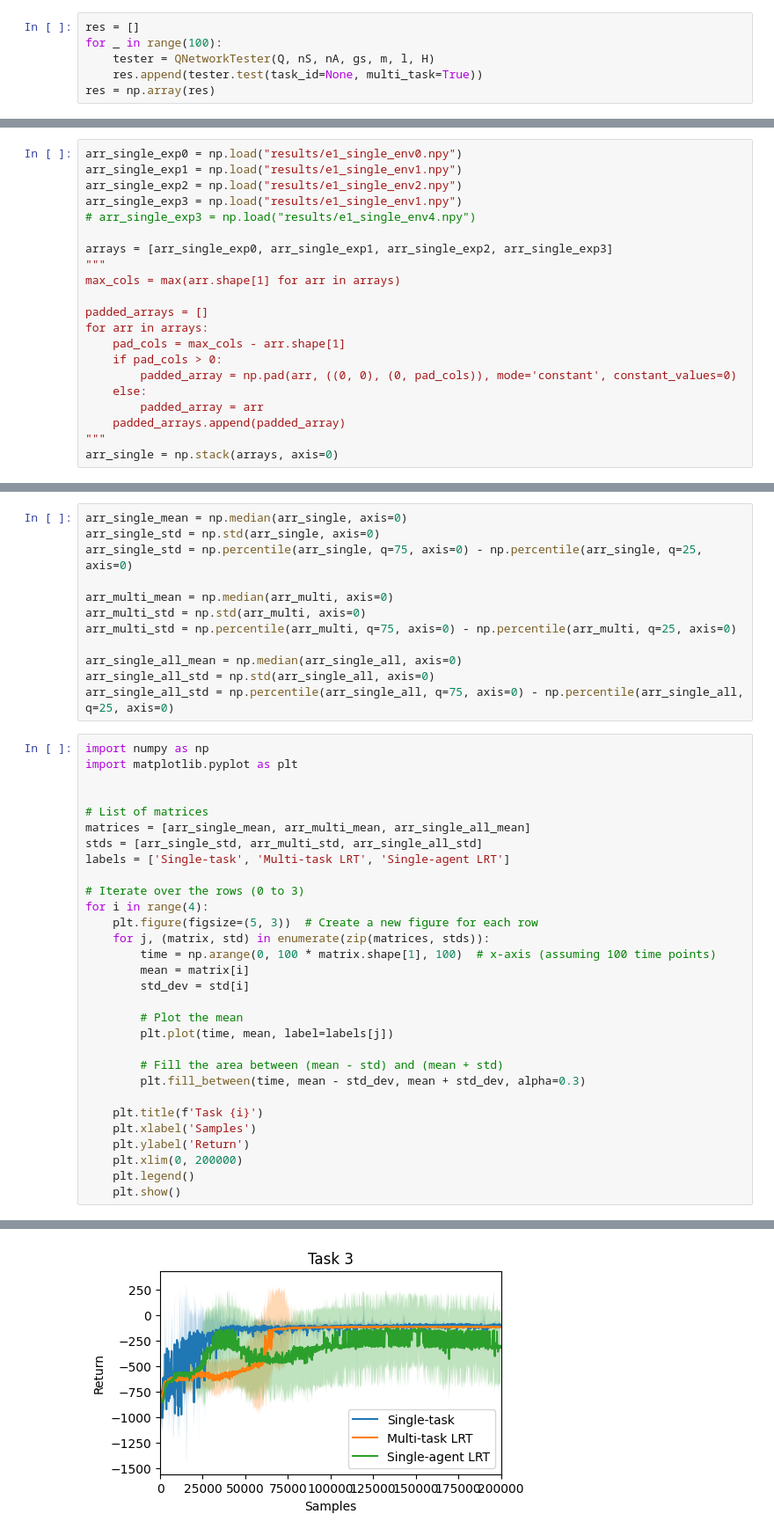
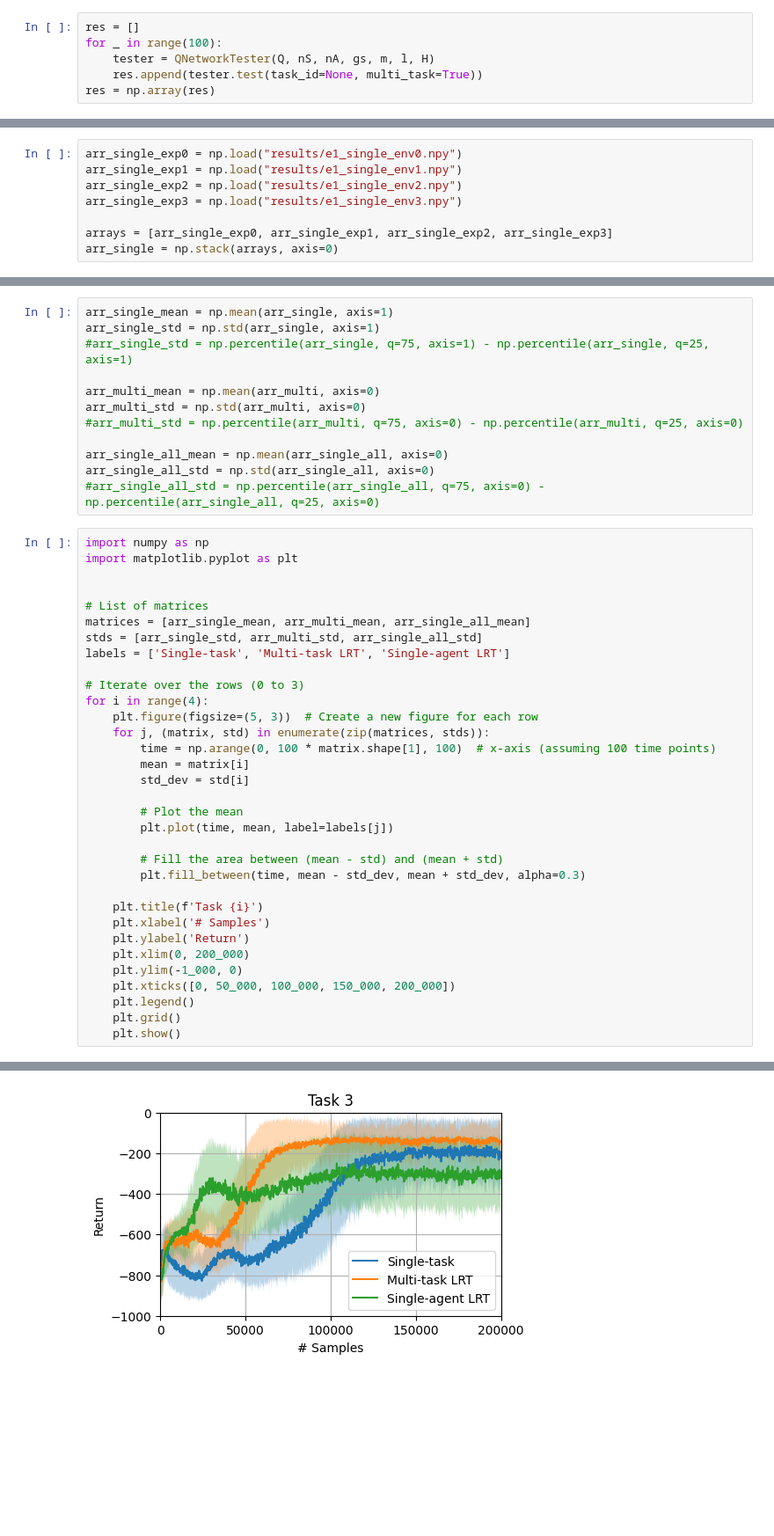
Before and after one commit to sergiorozada12/multi-task-lrrl, a Jupyter notebook: pendexp.ipynb, the cells around one changed output, grey strips where cells are left out. Shown: that part at 88% size. Saved outputs shown, nothing was run; the diff lists cells and outputs as text; blank space fills up the shorter version.

```diff
--- a/pendexp.ipynb
+++ b/pendexp.ipynb
@@ -520,22 +518,9 @@ plt.show()
 arr_single_exp0 = np.load("results/e1_single_env0.npy")
 arr_single_exp1 = np.load("results/e1_single_env1.npy")
 arr_single_exp2 = np.load("results/e1_single_env2.npy")
-arr_single_exp3 = np.load("results/e1_single_env1.npy")
-# arr_single_exp3 = np.load("results/e1_single_env4.npy")
+arr_single_exp3 = np.load("results/e1_single_env3.npy")
 
 arrays = [arr_single_exp0, arr_single_exp1, arr_single_exp2, arr_single_exp3]
-"""
-max_cols = max(arr.shape[1] for arr in arrays)
-
-padded_arrays = []
-for arr in arrays:
-    pad_cols = max_cols - arr.shape[1]
-    if pad_cols > 0:
-        padded_array = np.pad(arr, ((0, 0), (0, pad_cols)), mode='constant', constant_values=0)
-    else:
-        padded_array = arr
-    padded_arrays.append(padded_array)
-"""
 arr_single = np.stack(arrays, axis=0)
 # %%
 arr_multi = np.load("results/e2_multi.npy")
@@ -549,15 +528,15 @@ arr_single_all = np.load("results/e3_single_all.npy")
 # %%
-arr_single_mean = np.median(arr_single, axis=0)
-arr_single_std = np.std(arr_single, axis=0)
-arr_single_std = np.percentile(arr_single, q=75, axis=0) - np.percentile(arr_single, q=25, axis=0)
+arr_single_mean = np.mean(arr_single, axis=1)
+arr_single_std = np.std(arr_single, axis=1)
+#arr_single_std = np.percentile(arr_single, q=75, axis=1) - np.percentile(arr_single, q=25, axis=1)
 
-arr_multi_mean = np.median(arr_multi, axis=0)
+arr_multi_mean = np.mean(arr_multi, axis=0)
 arr_multi_std = np.std(arr_multi, axis=0)
-arr_multi_std = np.percentile(arr_multi, q=75, axis=0) - np.percentile(arr_multi, q=25, axis=0)
+#arr_multi_std = np.percentile(arr_multi, q=75, axis=0) - np.percentile(arr_multi, q=25, axis=0)
 
-arr_single_all_mean = np.median(arr_single_all, axis=0)
+arr_single_all_mean = np.mean(arr_single_all, axis=0)
 arr_single_all_std = np.std(arr_single_all, axis=0)
-arr_single_all_std = np.percentile(arr_single_all, q=75, axis=0) - np.percentile(arr_single_all, q=25, axis=0)
+#arr_single_all_std = np.percentile(arr_single_all, q=75, axis=0) - np.percentile(arr_single_all, q=25, axis=0)
 # %%
 import numpy as np
 import matplotlib.pyplot as plt
@@ -583,9 +562,12 @@ for i in range(4):
         plt.fill_between(time, mean - std_dev, mean + std_dev, alpha=0.3)
 
     plt.title(f'Task {i}')
-    plt.xlabel('Samples')
+    plt.xlabel('# Samples')
     plt.ylabel('Return')
-    plt.xlim(0, 200000)
+    plt.xlim(0, 200_000)
+    plt.ylim(-1_000, 0)
+    plt.xticks([0, 50_000, 100_000, 150_000, 200_000])
     plt.legend()
+    plt.grid()
     plt.show()
 # %% [output]
@@ -595 +577 @@ for i in range(4):
-[figure, old version]
+[figure, new version]
```
Also changed, not shown: parts of 9 cells of this notebook, 4 other files.
